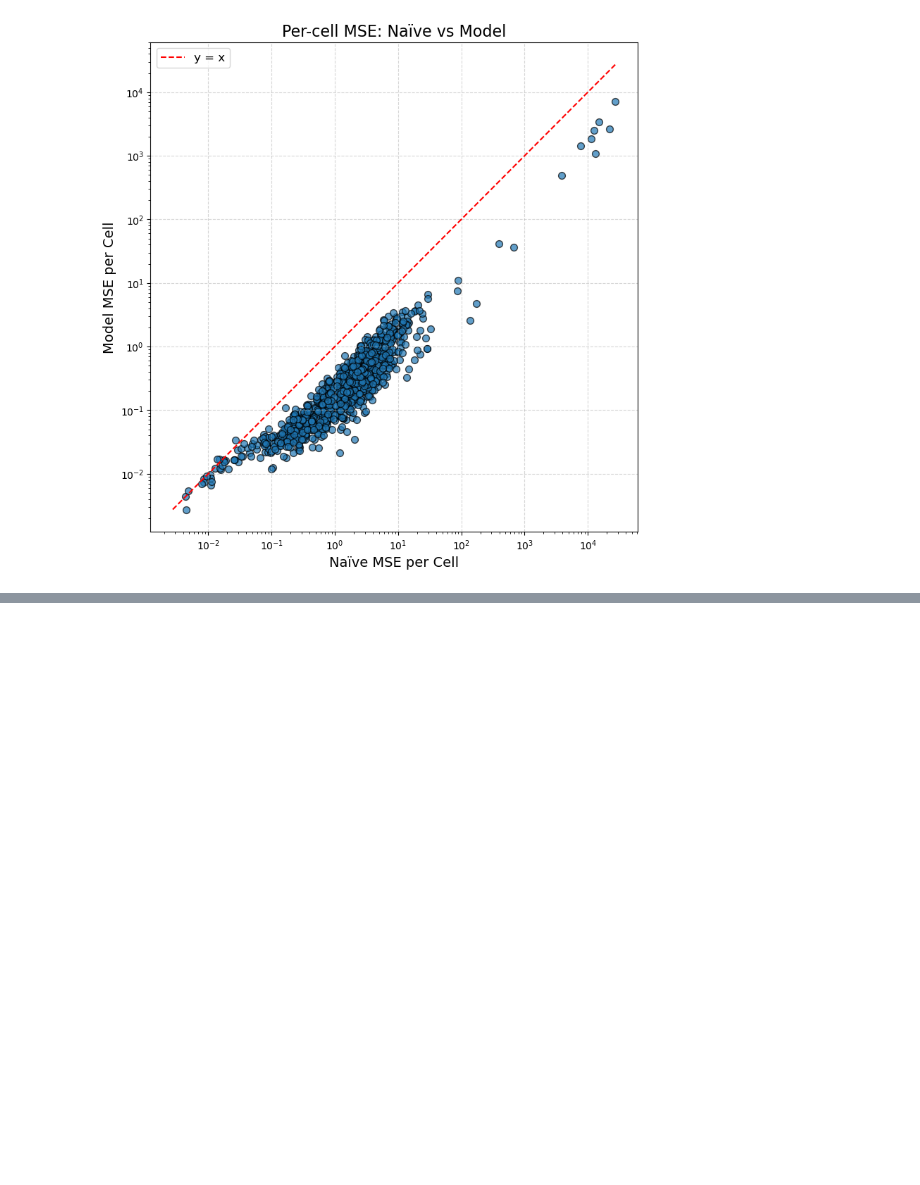
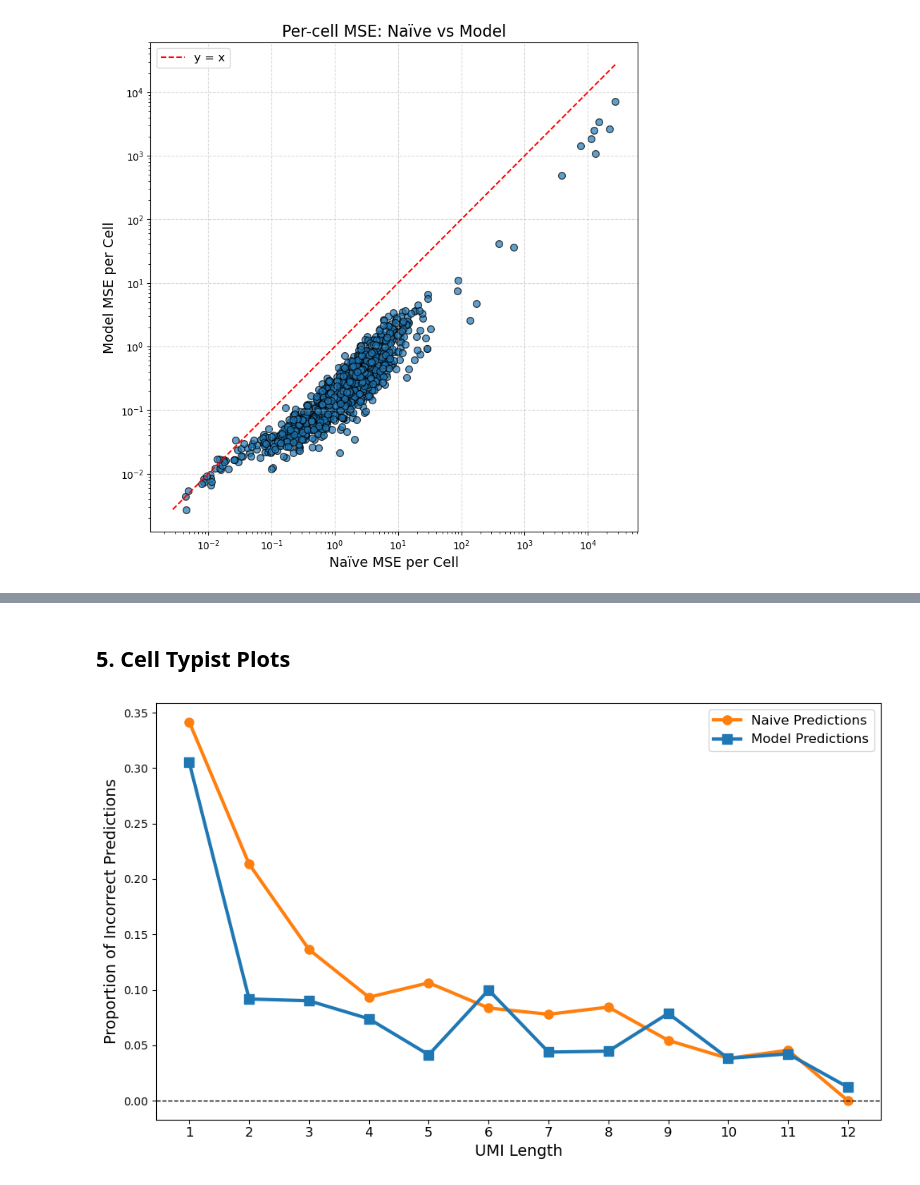
Before and after one commit to agdylan/minimal_UMIs, a Jupyter notebook: plots.ipynb, the cells around one changed output, grey strips where cells are left out. Saved outputs shown, nothing was run; the diff lists cells and outputs as text; code cells hidden in the pictures; blank space fills up the shorter version.

Commit message:
updated plots

```diff
--- a/plots.ipynb
+++ b/plots.ipynb
@@ -336,0 +515,60 @@ AnnData object with n_obs × n_vars = 1232 × 28226
+# %% [markdown]
+## 5. Cell Typist Plots
+# %%
+import scanpy as sc
+import os
+import pandas as pd
+import numpy as np
+import matplotlib.pyplot as plt
+
+# Define paths for regular and inverted annotated adata matrices
+regular_path = "/data/dagyeman/cellranger/bam_file_analysis/1k_PBMCs/ub_objects/adata_matrices/cell_annotations/annotated_adata_matrices"
+inverted_path = "/data/dagyeman/cellranger/bam_file_analysis/1k_PBMCs/ub_objects/inverted2_adata_matrices/cell_annotations/annotated_inv_matrices"
+
+# Load regular annotated adata matrices into a dictionary
+annotated_ads_reg = {i: sc.read_h5ad(f"{regular_path}/annotated_adata_{i}.h5ad") for i in range(1, 13)}
+# Use UMI 12 from the regular annotations as ground truth
+ground_truth = annotated_ads_reg[12].obs['majority_voting'].astype(str).values
+
+# Initialize error vector for regular annotations
+error_vector_reg = np.zeros(12)
+for i in range(1, 13):
+    predictions_i = annotated_ads_reg[i].obs['majority_voting'].astype(str).values
+    if len(predictions_i) != len(ground_truth):
+        print(f"Warning: Length mismatch between UMI {i} and UMI 12 (regular).")
+        continue
+    error_vector_reg[i - 1] = np.mean(predictions_i != ground_truth)
+
+# Load inverted annotated adata matrices into a dictionary
+annotated_ads_inv = {i: sc.read_h5ad(f"{inverted_path}/annotated_adata_{i}.h5ad") for i in range(1, 13)}
+
+# Initialize error vector for inverted annotations
+error_vector_inv = np.zeros(12)
+for i in range(1, 13):
+    predictions_i = annotated_ads_inv[i].obs['majority_voting'].astype(str).values
+    if len(predictions_i) != len(ground_truth):
+        print(f"Warning: Length mismatch between UMI {i} and UMI 12 (inverted).")
+        continue
+    error_vector_inv[i - 1] = np.mean(predictions_i != ground_truth)
+
+# Create a single figure for both error vectors
+plt.figure(figsize=(10, 6))
+
+# Plot the regular predictions error vector
+plt.plot(range(1, 13), error_vector_reg, marker='o', linestyle='-', color='#ff7f0e',
+         label='Naive Predictions', markersize=8, linewidth=3)
+
+# Plot the inverted matrices predictions error vector
+plt.plot(range(1, 13), error_vector_inv, marker='s', linestyle='-', color='#1f77b4',
+         label='Model Predictions', markersize=8, linewidth=3)
+
+plt.xlabel('UMI Length', fontsize=14)
+plt.ylabel('Proportion of Incorrect Predictions', fontsize=14)
+plt.xticks(range(1, 13), fontsize=12)
+plt.axhline(y=0, color='k', linestyle='--', linewidth=1)
+plt.legend(fontsize=12)
+plt.tight_layout()
+plt.savefig("/data/dagyeman/cellranger/bam_file_analysis/figures_ub/celltypist_accuracy/1k_error_plot.pdf")
+plt.show()
+# %% [output]
+[figure, added]
```
Also changed, not shown: parts of 11 cells of this notebook, 27 other files.
